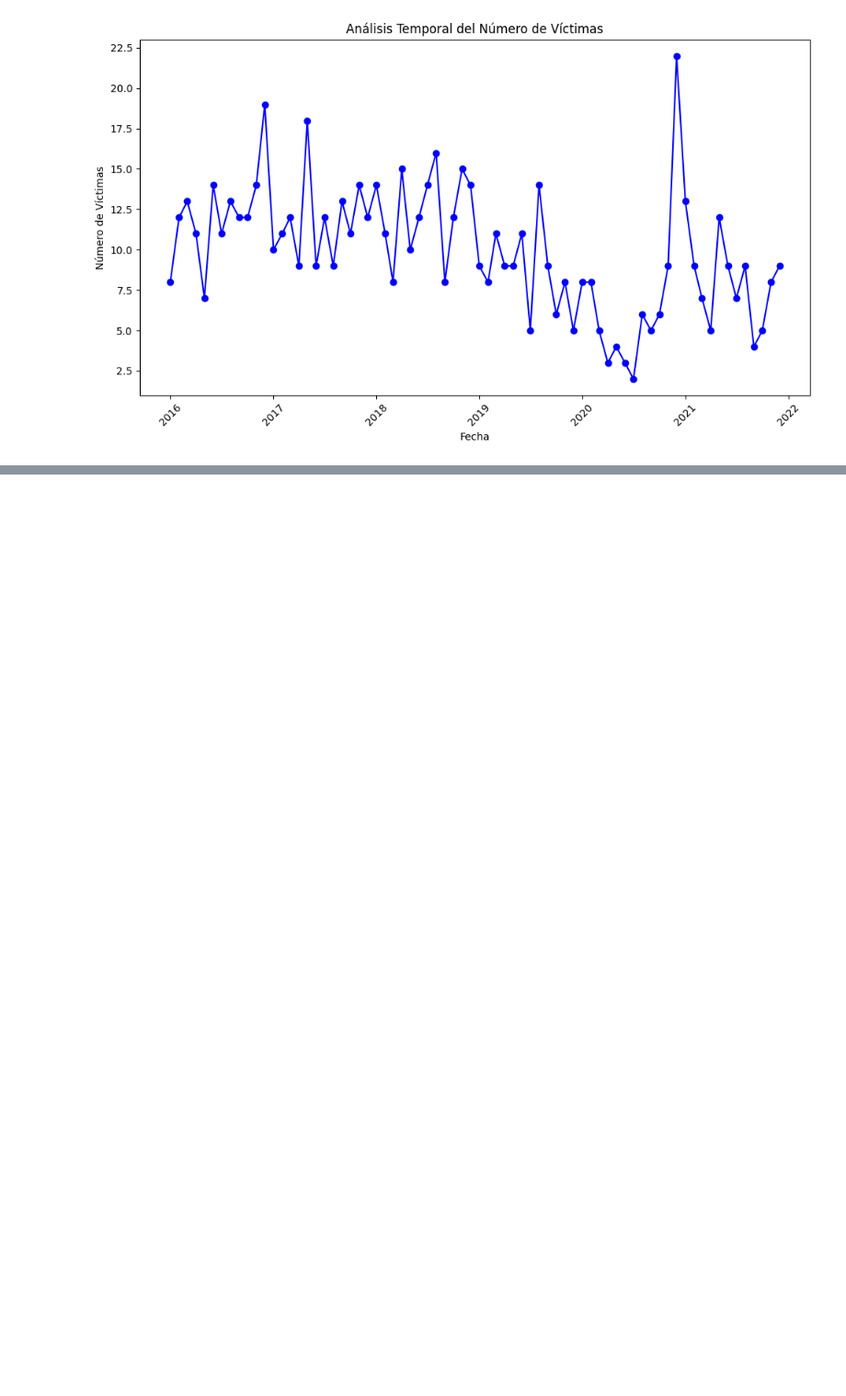
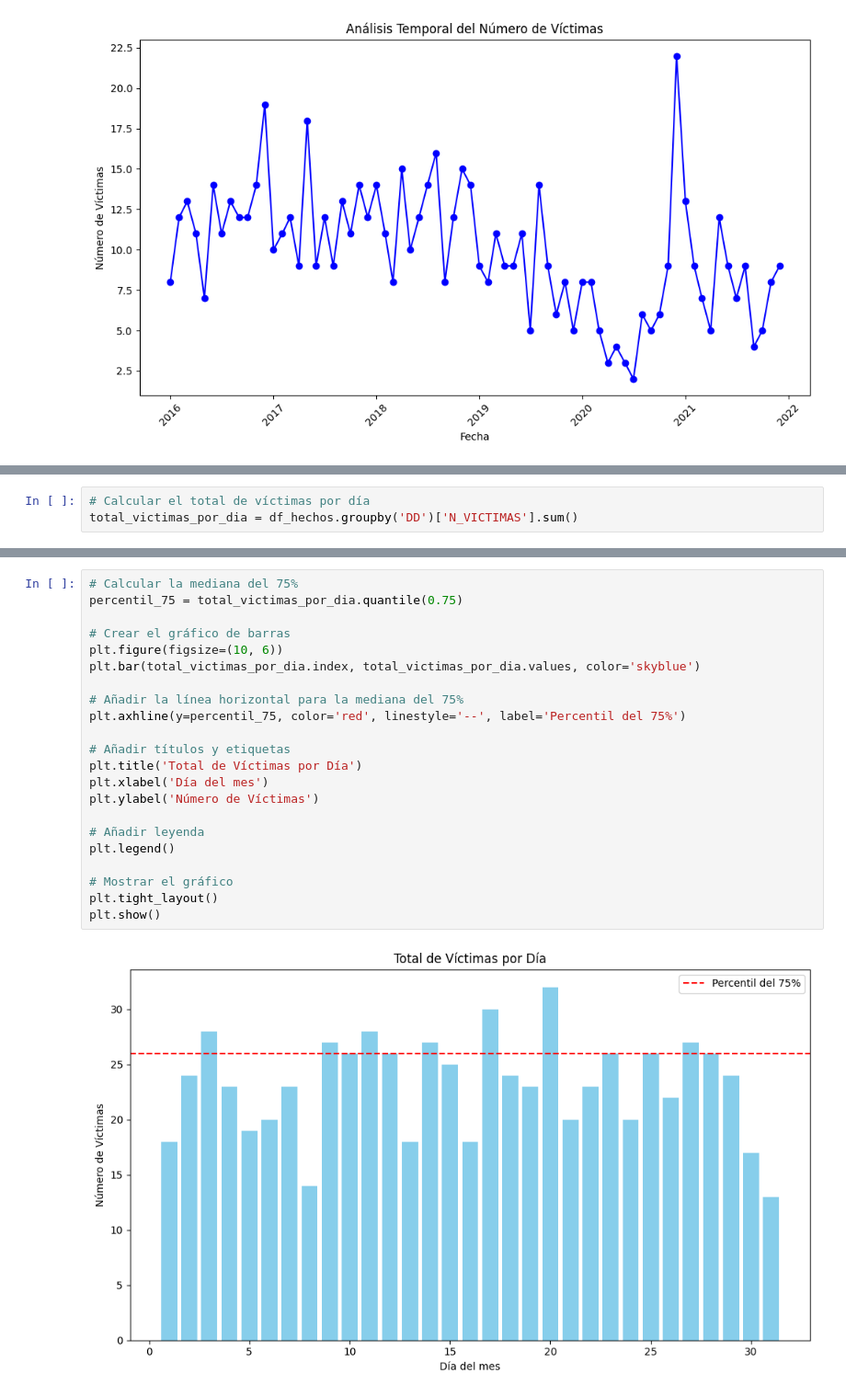
Before and after one commit to ronniefuertes/SiniestrosViales_BuenosAires_Analisis, a Jupyter notebook: eda.ipynb, the cells around one changed output, grey strips where cells are left out. Shown: that part at 92% size. Cells and saved outputs as stored; diff of their text form; blank space fills up the shorter version.

```diff
--- a/eda.ipynb
+++ b/eda.ipynb
@@ -207,0 +278,3 @@ plt.show()
+# %%
+# Calcular el total de víctimas por día
+total_victimas_por_dia = df_hechos.groupby('DD')['N_VICTIMAS'].sum()
@@ -207,0 +293,24 @@ plt.show()
+# %%
+# Calcular la mediana del 75%
+percentil_75 = total_victimas_por_dia.quantile(0.75)
+
+# Crear el gráfico de barras
+plt.figure(figsize=(10, 6))
+plt.bar(total_victimas_por_dia.index, total_victimas_por_dia.values, color='skyblue')
+
+# Añadir la línea horizontal para la mediana del 75%
+plt.axhline(y=percentil_75, color='red', linestyle='--', label='Percentil del 75%')
+
+# Añadir títulos y etiquetas
+plt.title('Total de Víctimas por Día')
+plt.xlabel('Día del mes')
+plt.ylabel('Número de Víctimas')
+
+# Añadir leyenda
+plt.legend()
+
+# Mostrar el gráfico
+plt.tight_layout()
+plt.show()
+# %% [output]
+[figure, added]
```
Also changed, not shown: parts of 25 cells of this notebook.
